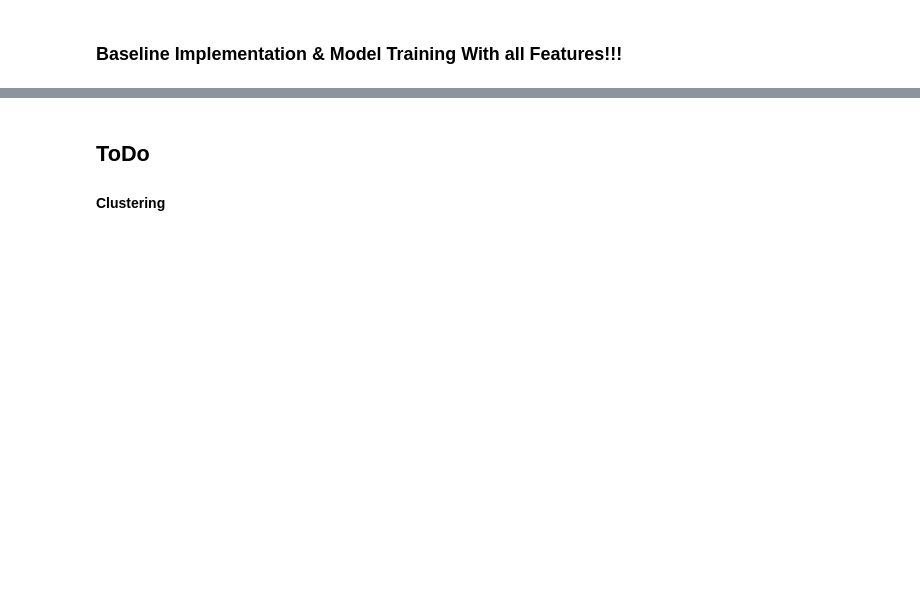
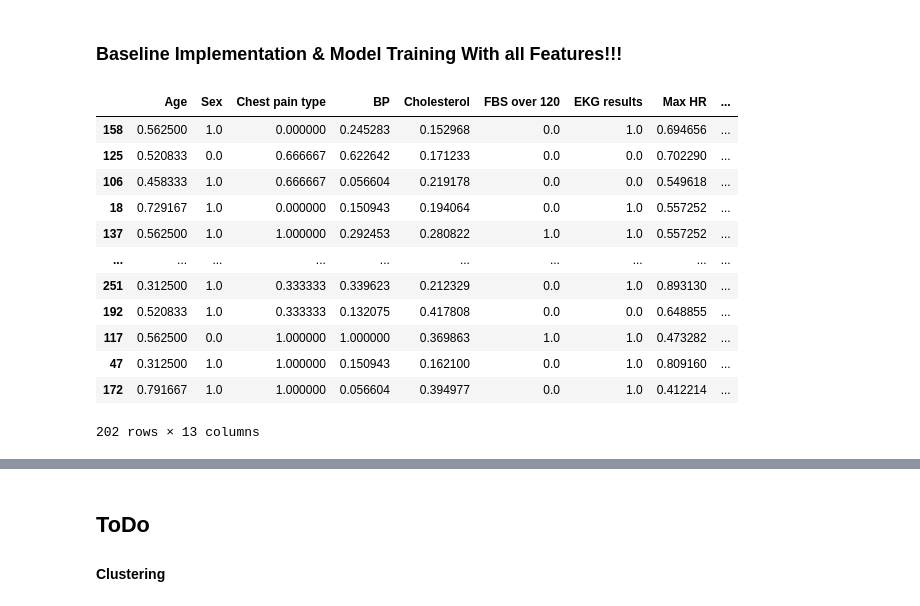
Before and after one commit to BSSB33/DSC-Lab, a Jupyter notebook: experimenting/hearth_disease/heart_disease_prediction.ipynb, the cells around one changed output, grey strips where cells are left out. Cells and saved outputs as stored; diff of their text form; code cells hidden in the pictures; blank space fills up the shorter version.

```diff
--- a/experimenting/hearth_disease/heart_disease_prediction.ipynb
+++ b/experimenting/hearth_disease/heart_disease_prediction.ipynb
@@ -125,6 +125,21 @@ plt.xticks(rotation=45)
 # %%
 from sklearn.model_selection import train_test_split
 X_train, X_test, y_train, y_test = train_test_split(X, y, test_size = 0.25, random_state = 0)
+X_train
+# %% [output]
+|  | Age | Sex | Chest pain type | BP | Cholesterol | FBS over 120 | EKG results | Max HR | ... |
+| 158 | 0.562500 | 1.0 | 0.000000 | 0.245283 | 0.152968 | 0.0 | 1.0 | 0.694656 | ... |
+| 125 | 0.520833 | 0.0 | 0.666667 | 0.622642 | 0.171233 | 0.0 | 0.0 | 0.702290 | ... |
+| 106 | 0.458333 | 1.0 | 0.666667 | 0.056604 | 0.219178 | 0.0 | 0.0 | 0.549618 | ... |
+| 18 | 0.729167 | 1.0 | 0.000000 | 0.150943 | 0.194064 | 0.0 | 1.0 | 0.557252 | ... |
+| 137 | 0.562500 | 1.0 | 1.000000 | 0.292453 | 0.280822 | 1.0 | 1.0 | 0.557252 | ... |
+| ... | ... | ... | ... | ... | ... | ... | ... | ... | ... |
+| 251 | 0.312500 | 1.0 | 0.333333 | 0.339623 | 0.212329 | 0.0 | 1.0 | 0.893130 | ... |
+| 192 | 0.520833 | 1.0 | 0.333333 | 0.132075 | 0.417808 | 0.0 | 0.0 | 0.648855 | ... |
+| 117 | 0.562500 | 0.0 | 1.000000 | 1.000000 | 0.369863 | 1.0 | 1.0 | 0.473282 | ... |
+| 47 | 0.312500 | 1.0 | 1.000000 | 0.150943 | 0.162100 | 0.0 | 1.0 | 0.809160 | ... |
+| 172 | 0.791667 | 1.0 | 1.000000 | 0.056604 | 0.394977 | 0.0 | 1.0 | 0.412214 | ... |
+202 rows × 13 columns
 # %%
 sc = StandardScaler()
 X_train = sc.fit_transform(X_train)
```
Also changed, not shown: parts of 2 cells of this notebook, 1 other file.
